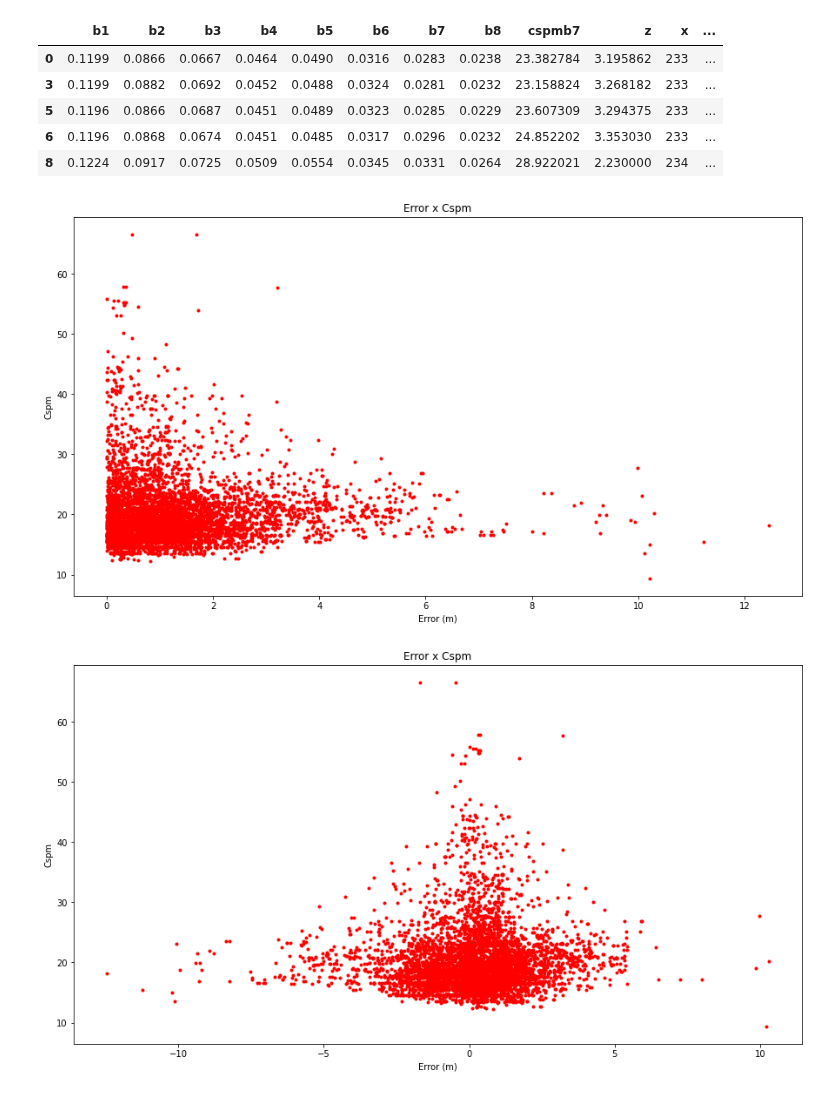
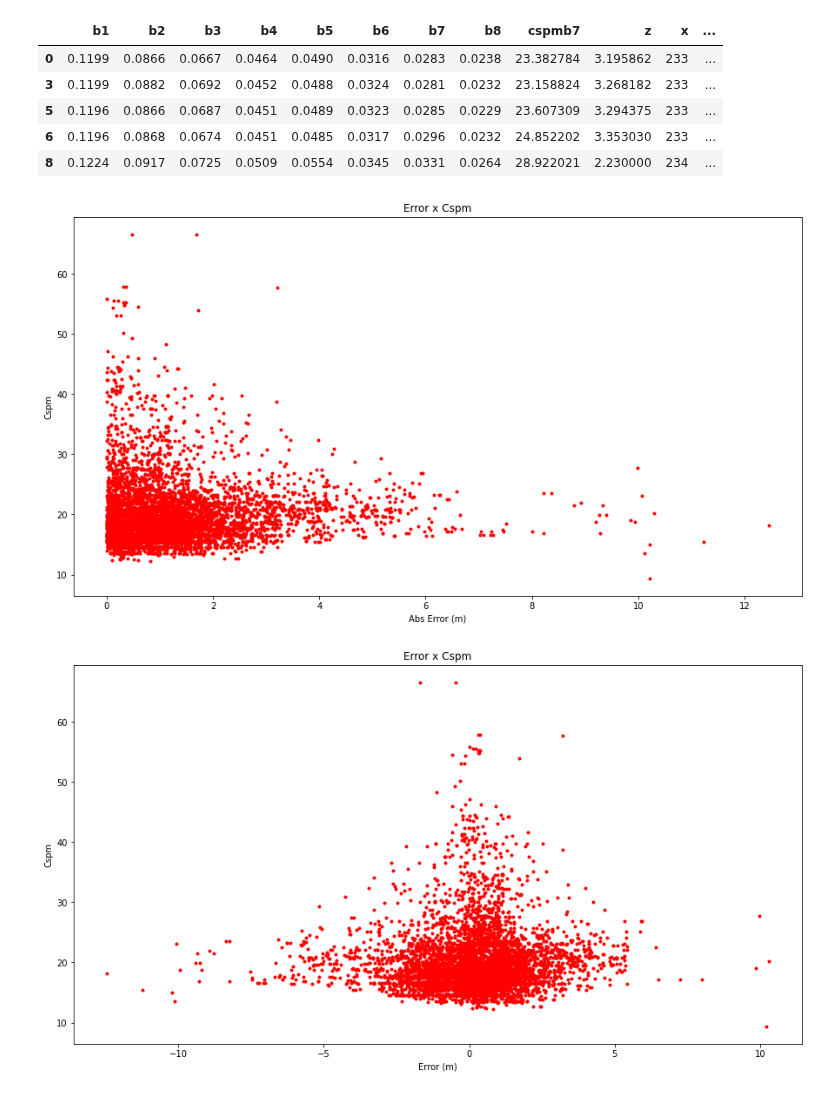
Before and after one commit to Ocean-Technologies/satellite_bathymetry, a Jupyter notebook: notebooks/data_visualization_baseline_convolution.ipynb, the cells around one changed output. Drawn from its saved outputs; the diff is of its cells as text; code cells hidden in the pictures.

```diff
--- a/notebooks/data_visualization_baseline_convolution.ipynb
+++ b/notebooks/data_visualization_baseline_convolution.ipynb
@@ -48,14 +48,14 @@ df_data['abs_error'] = abs(df_data['error'])
 # %%
 plt.figure(figsize=(15,8))
 plt.plot(df_data['abs_error'], df_data['cspmb7'], 'r.')
-plt.xlabel("Error (m)")
+plt.xlabel("Abs Error (m)")
 plt.ylabel("Cspm")
 plt.title('Error x Cspm')
-#plt.savefig(f'{charts_path}chart_mean_error.jpg')
+plt.savefig(f'{charts_path}chart_abs_error_x_cspm.jpg')
 #plt.grid()
 plt.show()
 # %% [output]
-[figure, old version]
+[figure, new version]
 # %%
 plt.figure(figsize=(15,8))
 plt.plot(df_data['error'], df_data['cspmb7'], 'r.')
```
Also changed, not shown: parts of 1 cell of this notebook.
